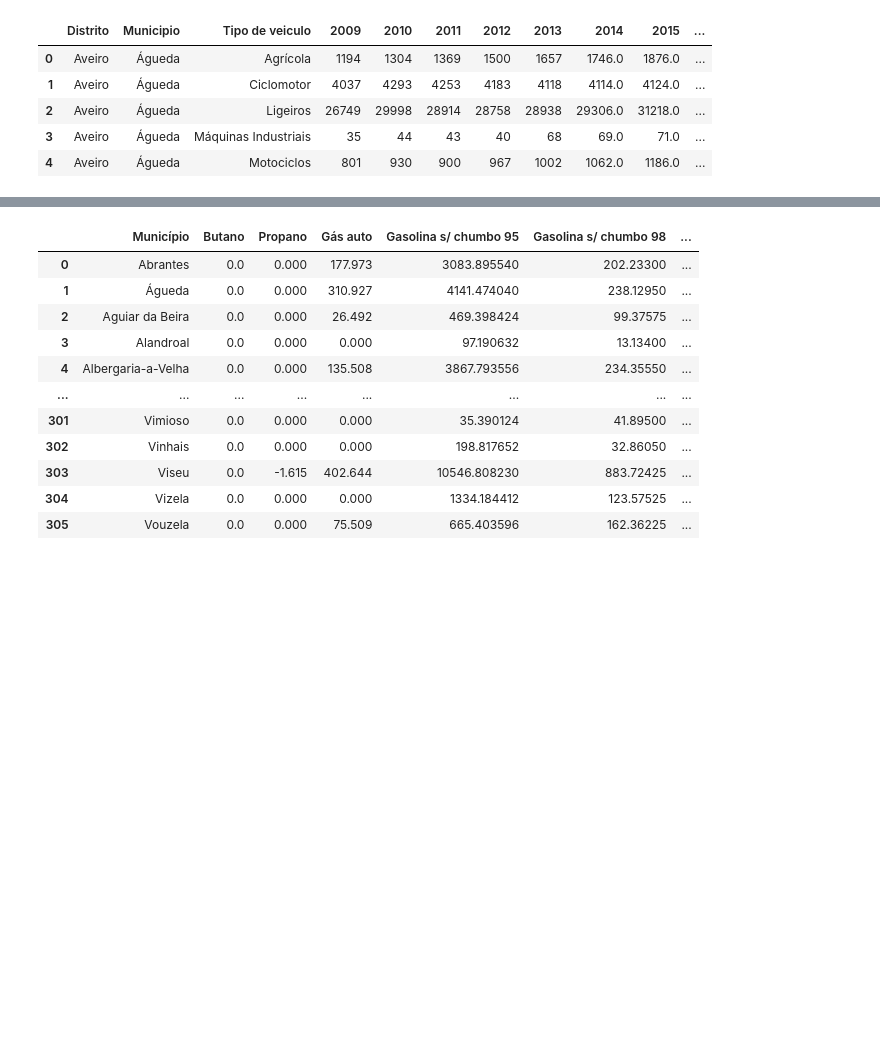
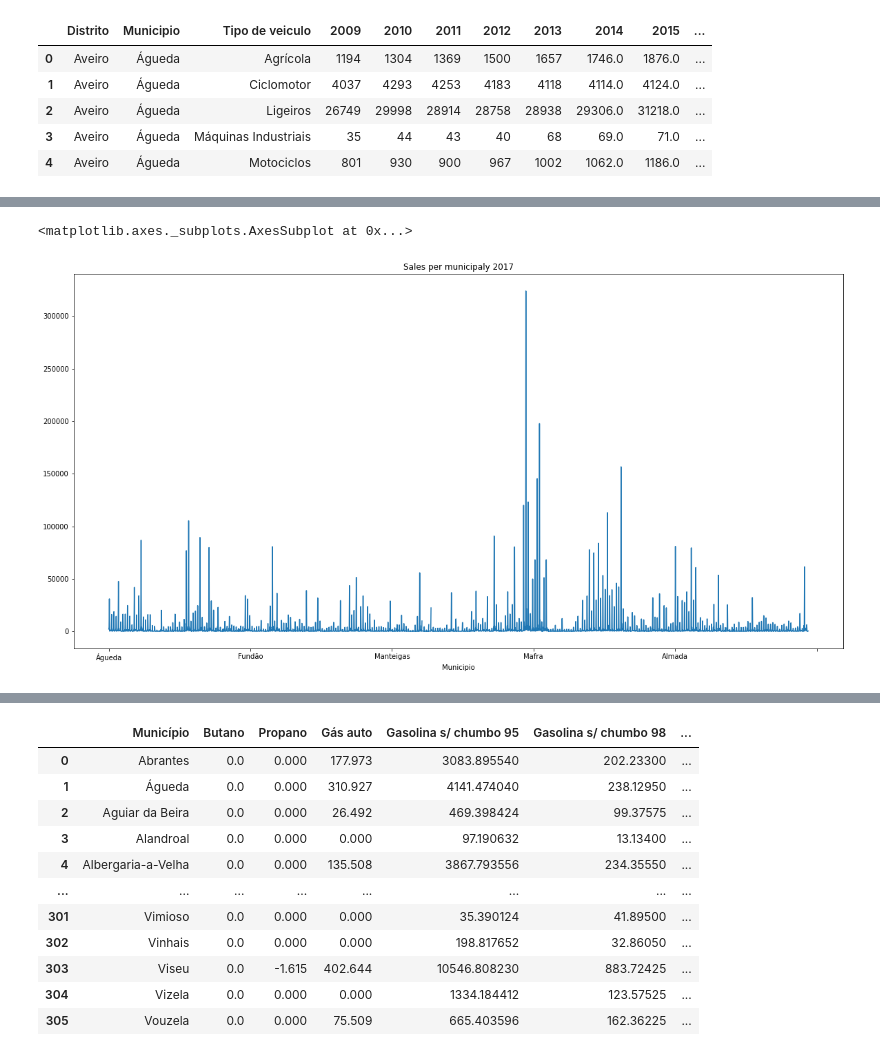
Before and after one commit to INmais/LEIS-2001-collaborative-project, a Jupyter notebook: Mobility/Mobility_pynb.ipynb, the cells around one changed output, grey strips where cells are left out. Saved outputs shown, nothing was run; the diff lists cells and outputs as text; code cells hidden in the pictures; blank space fills up the shorter version.

```diff
--- a/Mobility/Mobility_pynb.ipynb
+++ b/Mobility/Mobility_pynb.ipynb
@@ -15,7 +15,7 @@ with pandas": https://pandas.pydata.org/Pandas_Cheat_Sheet.pdf
 ## Reading files:
 # %%
 DATA_FILEPATH_pa = 'https://raw.githubusercontent.com/INmais/LEIS-2001-collaborative-project/main/Mobility/Dados/PA_2009_2019.csv'
-pa = pd.read_csv(DATA_FILEPATH, sep=';') #for all parameters see: https://pandas.pydata.org/pandas-docs/stable/reference/api/pandas.read_csv.html
+pa = pd.read_csv(DATA_FILEPATH_pa, sep=';') #for all parameters see: https://pandas.pydata.org/pandas-docs/stable/reference/api/pandas.read_csv.html
 pa.fillna(value=0).head(5) #when stating .head will just show first n rows (this case 5), if using ".tail" will just show last n rows
 # %% [output]
 |  | Distrito | Municipio | Tipo de veiculo | 2009 | 2010 | 2011 | 2012 | 2013 | 2014 | 2015 | ... |
@@ -24,3 +24,5 @@ pa.fillna(value=0).head(5) #when stating .head will just show first n rows (this
 | 2 | Aveiro | Águeda | Ligeiros | 26749 | 29998 | 28914 | 28758 | 28938 | 29306.0 | 31218.0 | ... |
 | 3 | Aveiro | Águeda | Máquinas Industriais | 35 | 44 | 43 | 40 | 68 | 69.0 | 71.0 | ... |
 | 4 | Aveiro | Águeda | Motociclos | 801 | 930 | 900 | 967 | 1002 | 1062.0 | 1186.0 | ... |
+# %%
+pa = pa.set_index('Municipio')
@@ -26,0 +41,5 @@ pa.fillna(value=0).head(5) #when stating .head will just show first n rows (this
+# %%
+pa['2017'].plot(figsize=(20, 10), title='Sales per municipaly 2017')
+# %% [output]
+<matplotlib.axes._subplots.AxesSubplot at 0x...>
+[figure, added]
```
Also changed, not shown: parts of 20 cells of this notebook.
